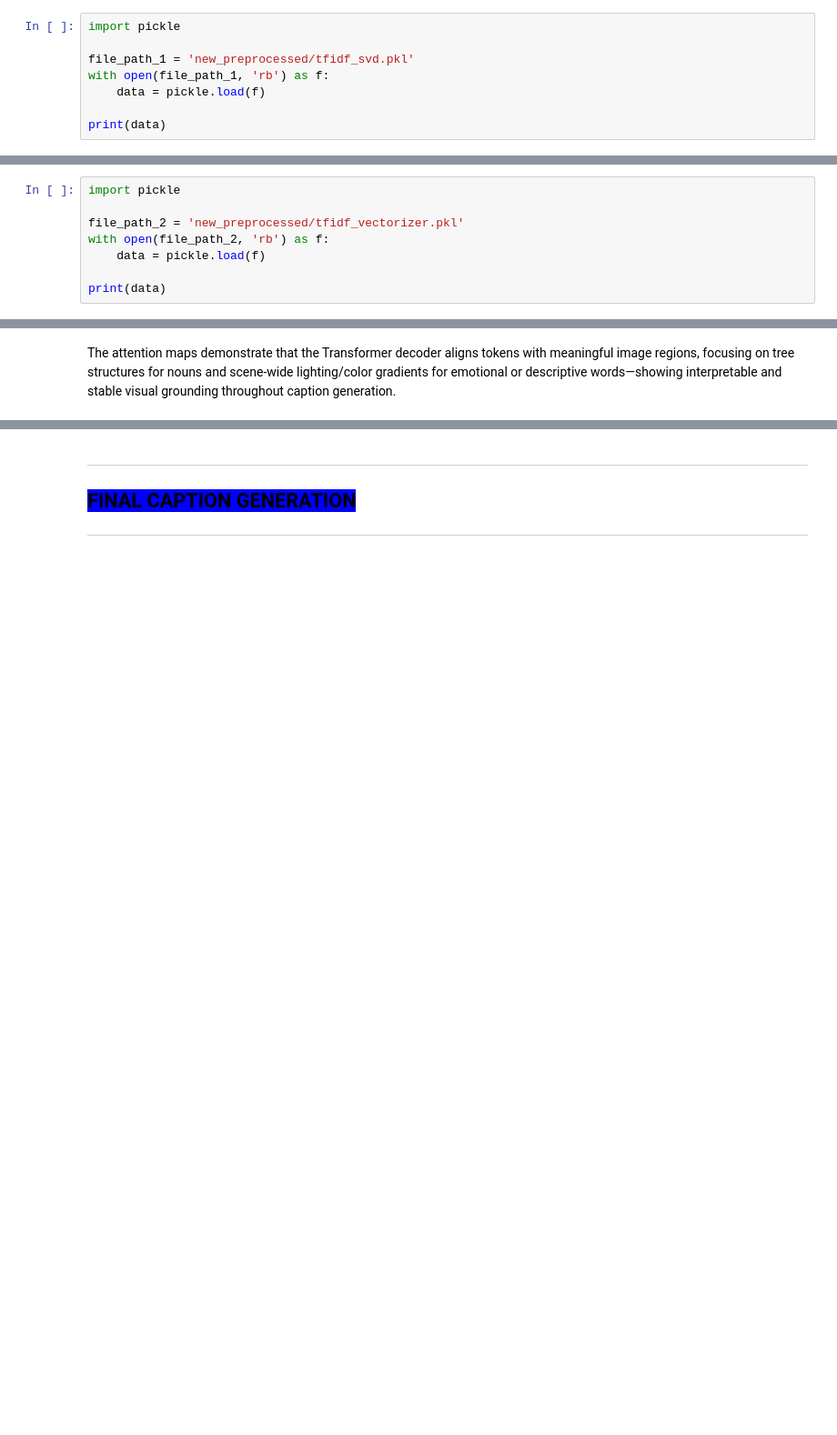
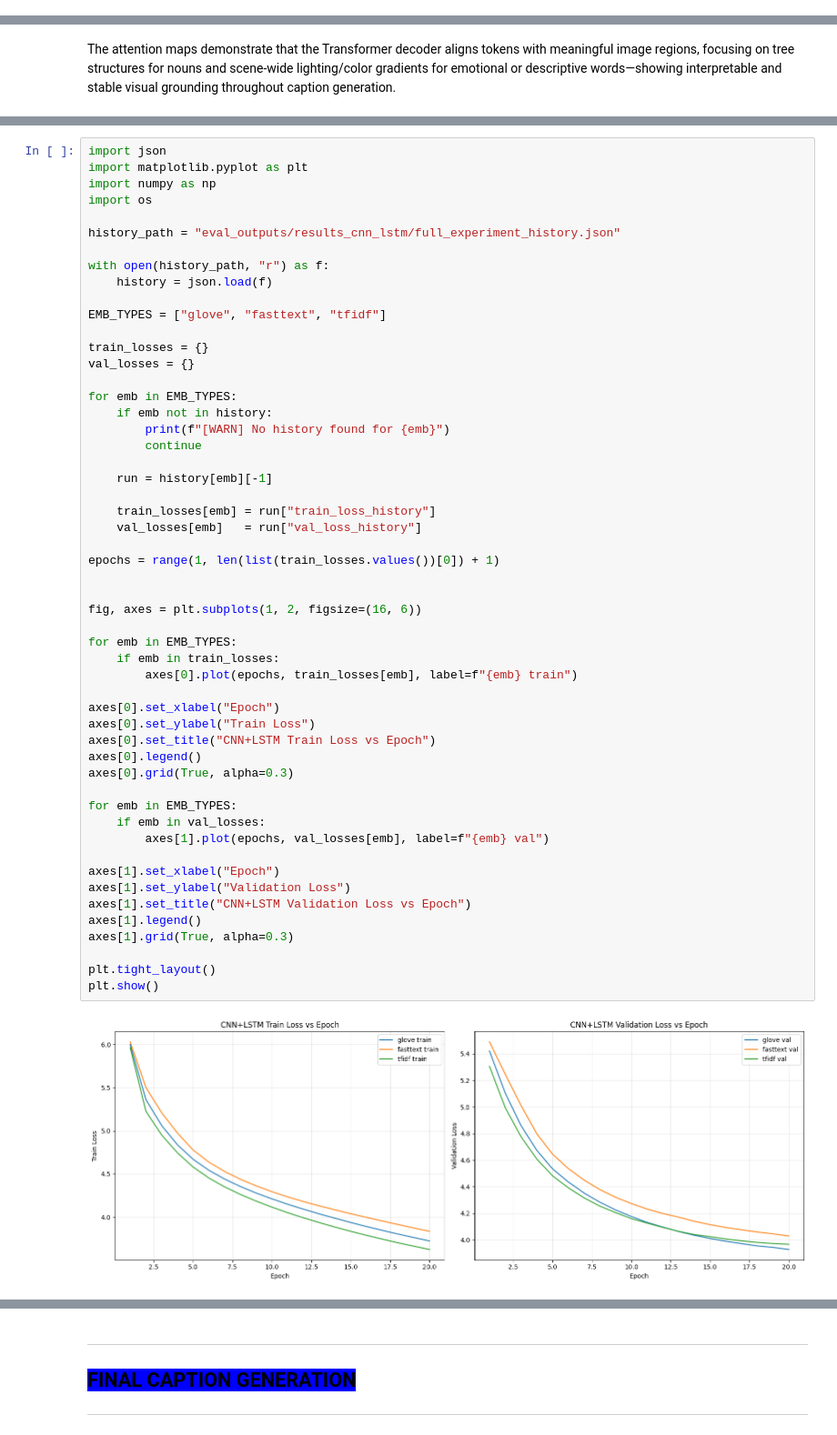
Before and after one commit to neha-palak/IML_A3, a Jupyter notebook: ArtEmis_Caption_Generation.ipynb, the cells around one changed output, grey strips where cells are left out. Shown at 91% size. Drawn from its saved outputs; the diff is of its cells as text; blank space fills up the shorter version.

```diff
--- a/ArtEmis_Caption_Generation.ipynb
+++ b/ArtEmis_Caption_Generation.ipynb
@@ -562,11 +562,3 @@ Number of paintings missing image files: 0
   * The embeddings (GloVe, FastText) are saved in `.npy` format.
   * The TF-IDF vectorizer and SVD model are saved as `.pkl` files.
   * A summary of the embeddings (coverage stats, found tokens) is stored in a JSON file.
-# %%
-import pickle
-
-file_path_1 = 'new_preprocessed/tfidf_svd.pkl'
-with open(file_path_1, 'rb') as f:
-    data = pickle.load(f)
-
-print(data)
@@ -577,8 +564,0 @@ https://scikit-learn.org/stable/model_persistence.html#security-maintainability-
-# %%
-import pickle
-
-file_path_2 = 'new_preprocessed/tfidf_vectorizer.pkl'
-with open(file_path_2, 'rb') as f:
-    data = pickle.load(f)
-
-print(data)
@@ -831,0 +800,55 @@ The attention maps demonstrate that the Transformer decoder aligns tokens with m
+# %%
+import json
+import matplotlib.pyplot as plt
+import numpy as np
+import os
+
+history_path = "eval_outputs/results_cnn_lstm/full_experiment_history.json"
+
+with open(history_path, "r") as f:
+    history = json.load(f)
+
+EMB_TYPES = ["glove", "fasttext", "tfidf"]
+
+train_losses = {}
+val_losses = {}
+
+for emb in EMB_TYPES:
+    if emb not in history:
+        print(f"[WARN] No history found for {emb}")
+        continue
+
+    run = history[emb][-1]
+
+    train_losses[emb] = run["train_loss_history"]
+    val_losses[emb]   = run["val_loss_history"]
+
+epochs = range(1, len(list(train_losses.values())[0]) + 1)
+
+
+fig, axes = plt.subplots(1, 2, figsize=(16, 6))
+
+for emb in EMB_TYPES:
+    if emb in train_losses:
+        axes[0].plot(epochs, train_losses[emb], label=f"{emb} train")
+
+axes[0].set_xlabel("Epoch")
+axes[0].set_ylabel("Train Loss")
+axes[0].set_title("CNN+LSTM Train Loss vs Epoch")
+axes[0].legend()
+axes[0].grid(True, alpha=0.3)
+
+for emb in EMB_TYPES:
+    if emb in val_losses:
+        axes[1].plot(epochs, val_losses[emb], label=f"{emb} val")
+
+axes[1].set_xlabel("Epoch")
+axes[1].set_ylabel("Validation Loss")
+axes[1].set_title("CNN+LSTM Validation Loss vs Epoch")
+axes[1].legend()
+axes[1].grid(True, alpha=0.3)
+
+plt.tight_layout()
+plt.show()
+# %% [output]
+[figure, added]
```
Also changed, not shown: parts of 13 cells of this notebook, 8 other files.
